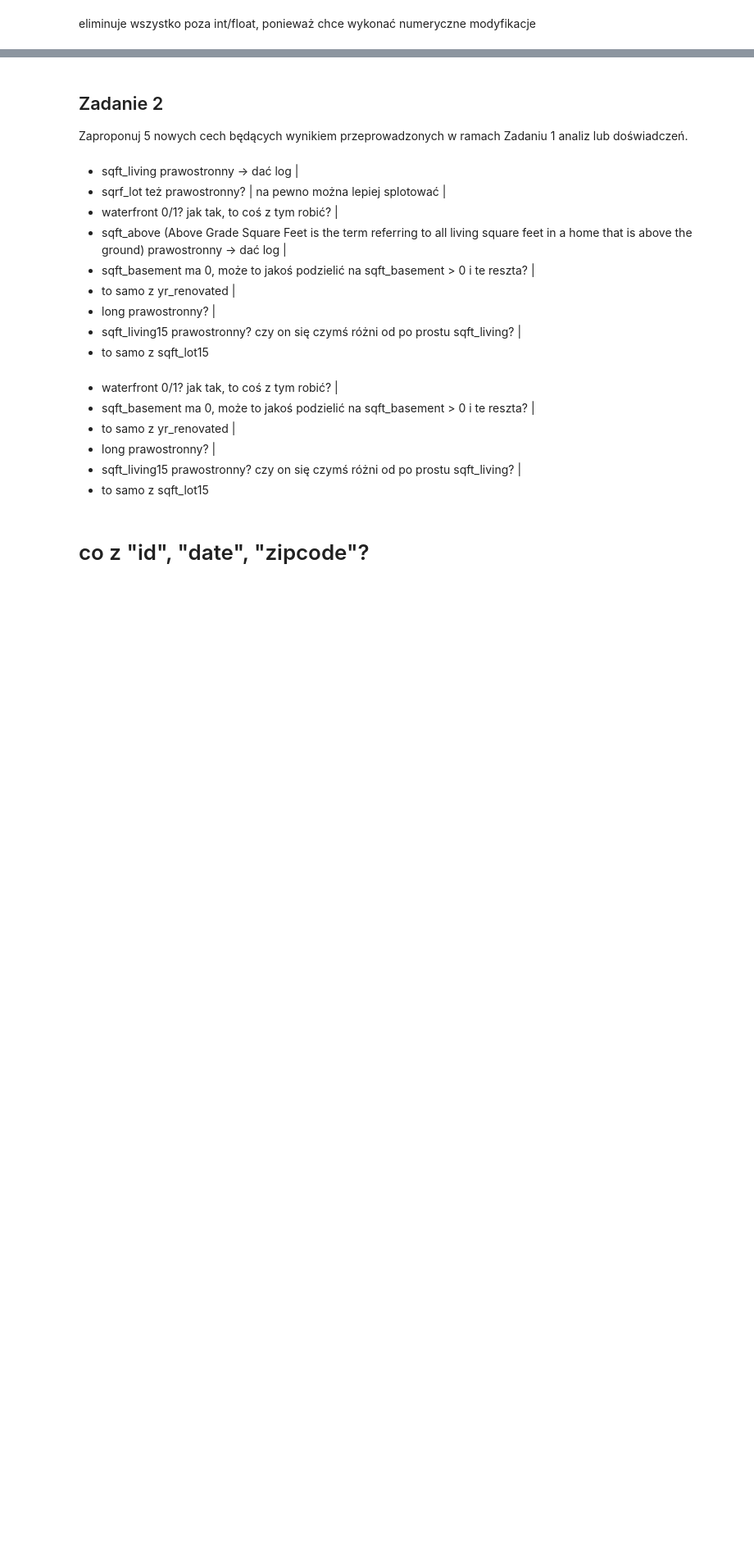
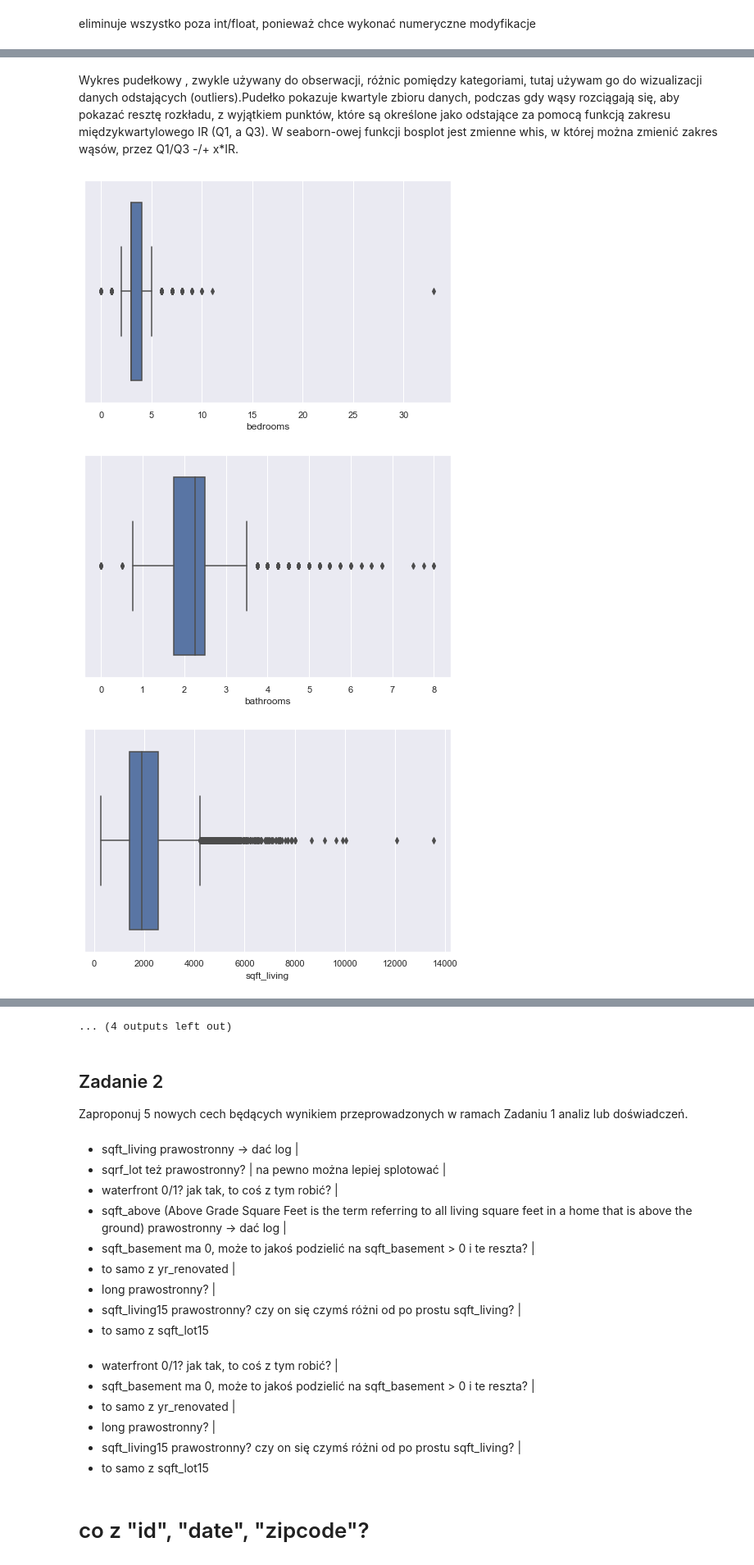
Before and after one commit to hubruk/nieruchomosci_regresja, a Jupyter notebook: ZMUM - Projekt Indywidualny.ipynb, the cells around one changed output, grey strips where cells are left out. Shown at 82% size. Cells and saved outputs as stored; diff of their text form; code cells hidden in the pictures; blank space fills up the shorter version.

```diff
--- a/ZMUM - Projekt Indywidualny.ipynb
+++ b/ZMUM - Projekt Indywidualny.ipynb
@@ -200,0 +265,12 @@ for col in domy.columns:
+# %% [markdown]
+Wykres pudełkowy , zwykle używany do obserwacji, różnic pomiędzy kategoriami, tutaj używam go do wizualizacji danych odstających (outliers).Pudełko pokazuje kwartyle zbioru danych, podczas gdy wąsy rozciągają się, aby pokazać resztę rozkładu, z wyjątkiem punktów, które są określone jako odstające za pomocą funkcją zakresu międzykwartylowego IR (Q1, a Q3). W seaborn-owej funkcji bosplot jest zmienne whis, w której można zmienić zakres wąsów, przez Q1/Q3 -/+ x*IR.
+# %%
+sns.set(rc={'figure.figsize':(8,5)})
+for col in domy.columns:
+    if re.match('^float', str(domy.dtypes[col])) or re.match('^int', str(domy.dtypes[col])):
+        sns.boxplot(x = domy[col], whis =1.5)
+        plt.show()
+# %% [output]
+[figure, added]
+[figure, added]
+[figure, added]
@@ -201,3 +286,4 @@ for col in domy.columns:
+... (4 outputs left out)
 # %% [markdown]
 ## Zadanie 2
 Zaproponuj 5 nowych cech będących wynikiem przeprowadzonych w ramach Zadaniu 1 analiz lub doświadczeń.
```
Also changed, not shown: parts of 93 cells of this notebook.
